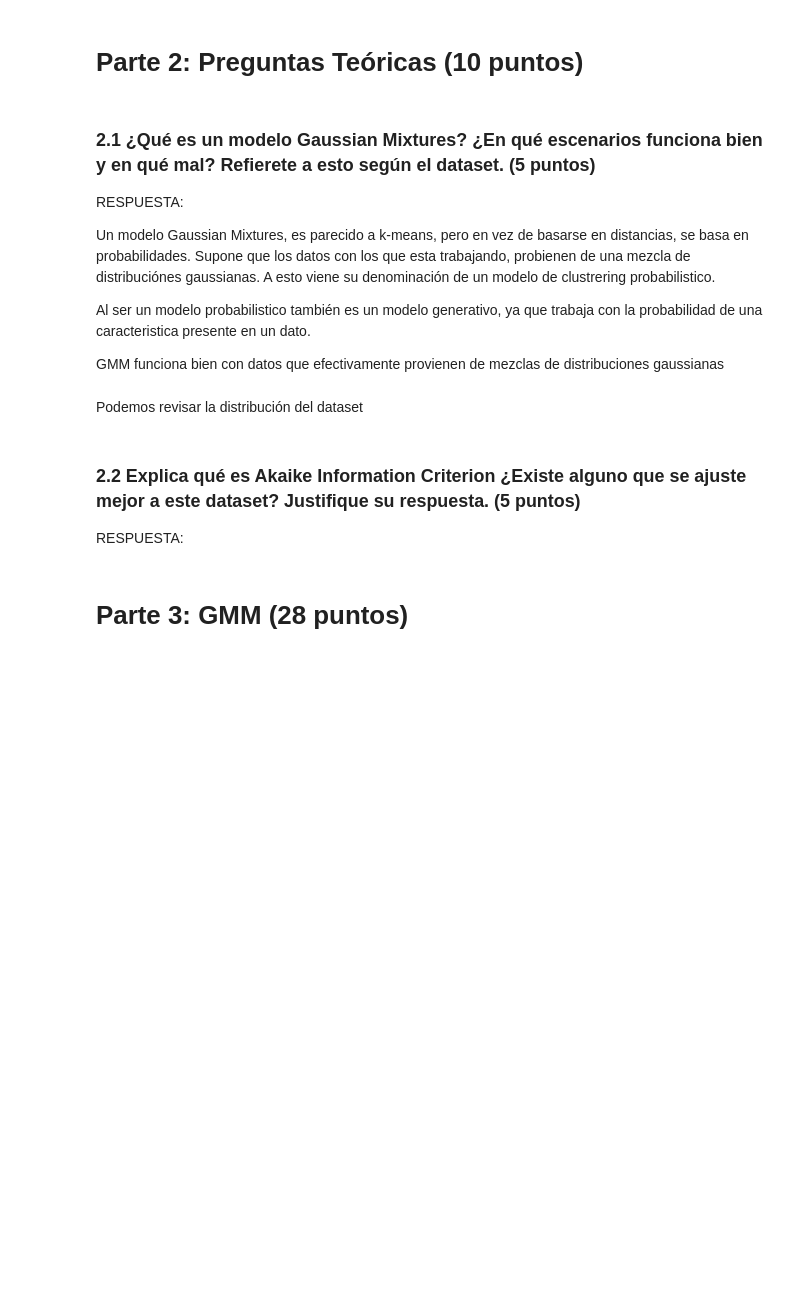
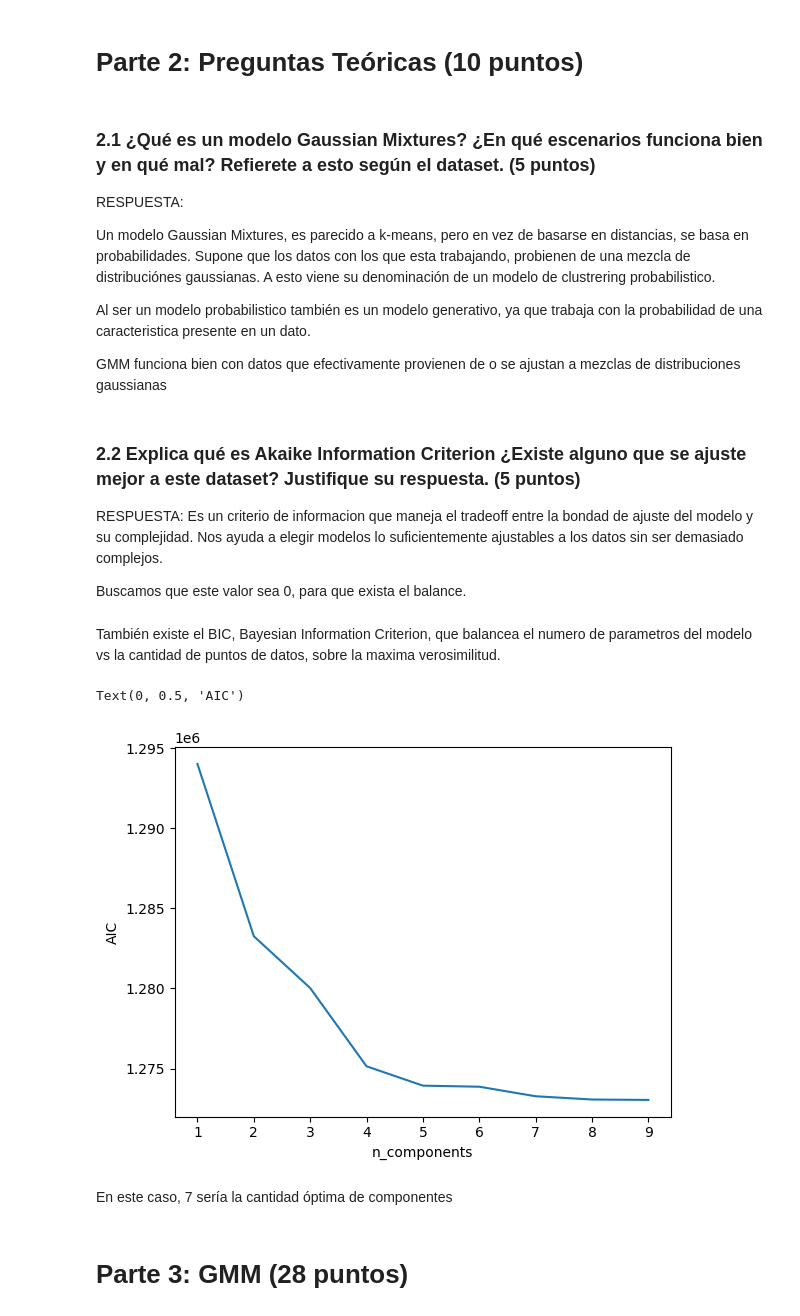
Before and after one commit to gabiacuna/IIC2433, a Jupyter notebook: tareas/T3.ipynb, the cells around one changed output. Saved outputs shown, nothing was run; the diff lists cells and outputs as text; code cells hidden in the pictures; blank space fills up the shorter version.

```diff
--- a/tareas/T3.ipynb
+++ b/tareas/T3.ipynb
@@ -149,5 +149,6 @@ Normaliza los valores de las columnas del dataset. ¿Por qué esto es importante
 RESPUESTA:
 # %%
 y = data['label']
-data.drop('label', inplace=True, axis=1)
-X = data
+X = data.copy()
+X.drop('label', inplace=True, axis=1)
+y.shape, X.shape
@@ -167,13 +170,32 @@ Un modelo Gaussian Mixtures, es parecido a k-means, pero en vez de basarse en di
 
 Al ser un modelo probabilistico también es un modelo generativo, ya que trabaja con la probabilidad de una caracteristica presente en un dato.
 
-GMM funciona bien con datos que efectivamente provienen de mezclas de distribuciones gaussianas
+GMM funciona bien con datos que efectivamente provienen de o se ajustan a mezclas de distribuciones gaussianas
-# %% [markdown]
-Podemos revisar la distribución del dataset
 # %% [markdown]
 ### 2.2 Explica qué es Akaike Information Criterion ¿Existe alguno que se ajuste mejor a este dataset? Justifique su respuesta. (5 puntos)
 
-RESPUESTA:
+RESPUESTA: Es un criterio de informacion que maneja el tradeoff entre la bondad de ajuste del modelo y su complejidad. Nos ayuda a elegir modelos lo suficientemente ajustables a los datos sin ser demasiado complejos.
+
+Buscamos que este valor sea 0, para que exista el balance.
+# %% [markdown]
+También existe el BIC, Bayesian Information Criterion, que balancea el numero de parametros del modelo vs la cantidad de puntos de datos, sobre la maxima verosimilitud.
+# %%
+n_components = np.arange(1, 10)
+
+pca = PCA(n_components=2)
+pca.fit(X)
+X_ = pca.transform(X)
+
+models = [GaussianMixture(n, covariance_type='full', random_state=0).fit(X_) for n in n_components]
+
+plt.plot(n_components, [m.aic(X_) for m in models], label='AIC')
+plt.xlabel('n_components');
+plt.ylabel('AIC')
+# %% [output]
+Text(0, 0.5, 'AIC')
+[figure, added]
+# %% [markdown]
+En este caso, 7 sería la cantidad óptima de componentes
 # %% [markdown]
 # Parte 3: GMM (28 puntos)
 # %% [markdown]
```
Also changed, not shown: parts of 30 cells of this notebook, 1 other file.
